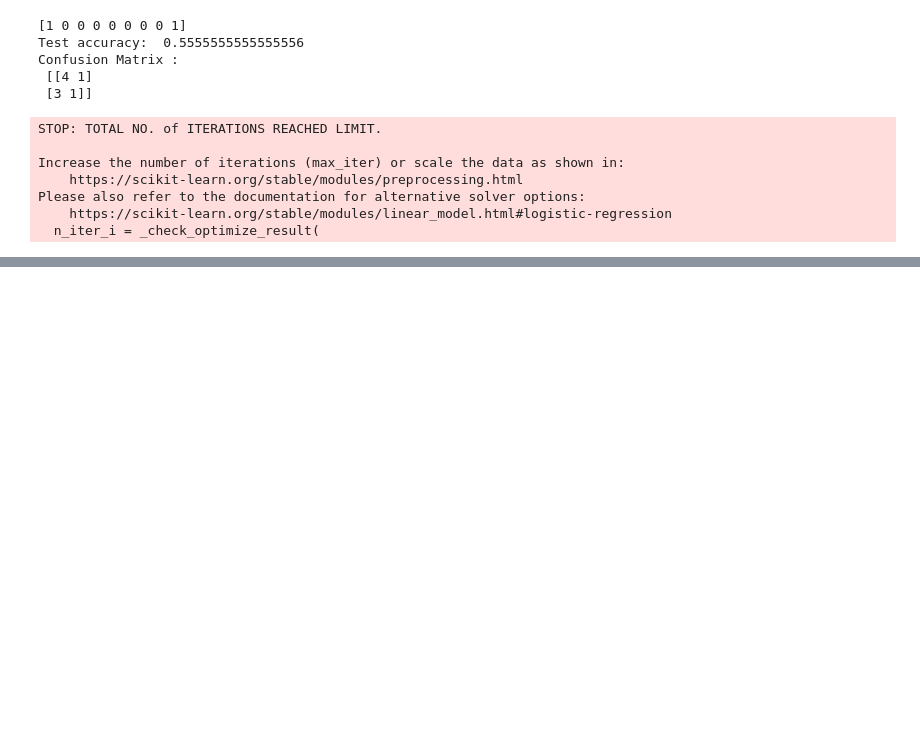
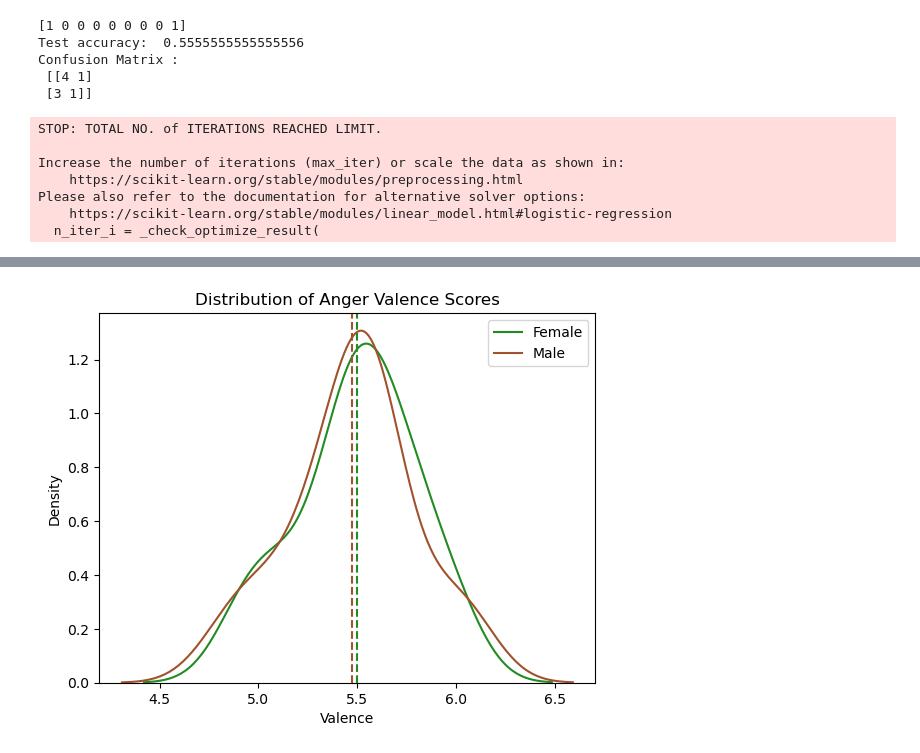
Before and after one commit to ruthhcarter/PSY-341K-Final-Project, a Jupyter notebook: final_proj (1).ipynb, the cells around one changed output, grey strips where cells are left out. Saved outputs shown, nothing was run; the diff lists cells and outputs as text; code cells hidden in the pictures; blank space fills up the shorter version.

```diff
--- a/final_proj (1).ipynb
+++ b/final_proj (1).ipynb
@@ -414,0 +507,26 @@ men_ang_valence = warriner_score_list(men_anger["Anger Prompt"])
+# %%
+fem_ang_mean = np.mean(fem_ang_valence)
+men_ang_mean = np.mean(men_ang_valence)
+
+
+sns.kdeplot(data=fem_ang_valence, label='Female', color='forestgreen')
+plt.axvline(x=fem_ang_mean, color='forestgreen', linestyle='--')  # Adjust x=3 to your desired position
+
+
+sns.kdeplot(data=men_ang_valence, label='Male', color='#A0522D')
+plt.axvline(x=men_ang_mean, color='#A0522D', linestyle='--')  # Adjust x=3 to your desired position
+
+# Set plot title and labels
+plt.title('Distribution of Anger Valence Scores')
+plt.xlabel('Valence')
+plt.ylabel('Density')
+
+# Add legend
+plt.legend()
+
+# Show plot
+plt.show()
+
+##plt.savefig('gen_valence_dist.png')
+# %% [output]
+[figure, added]
```
Also changed, not shown: parts of 11 cells of this notebook.
